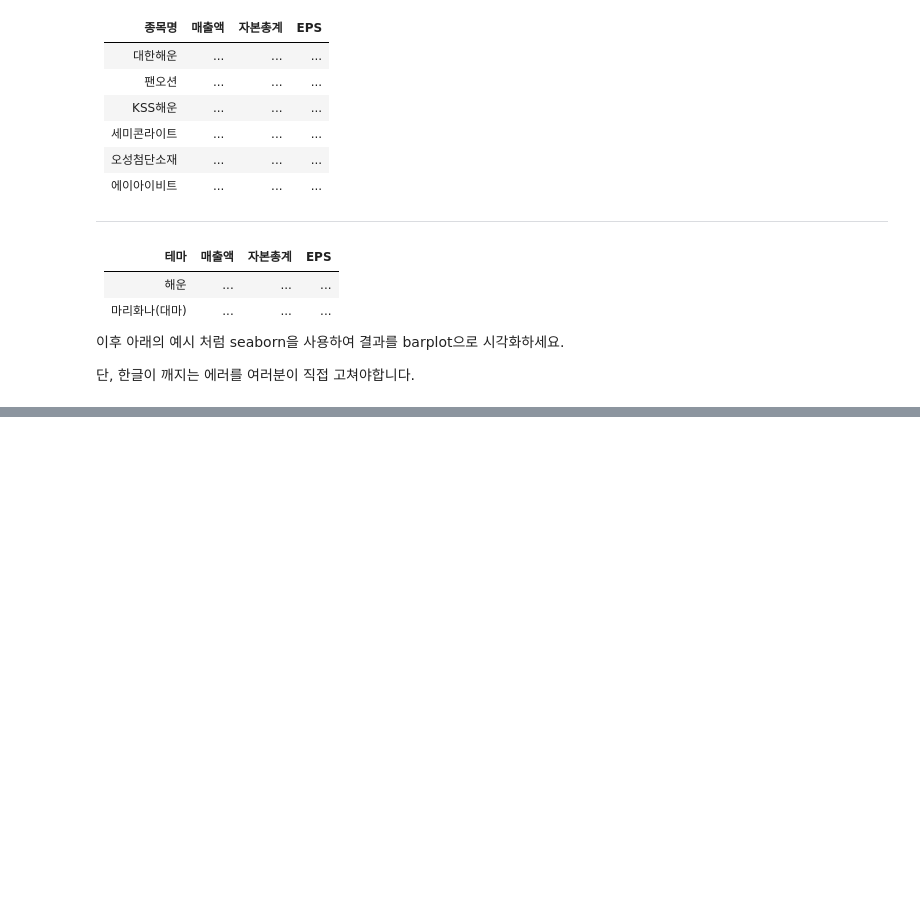
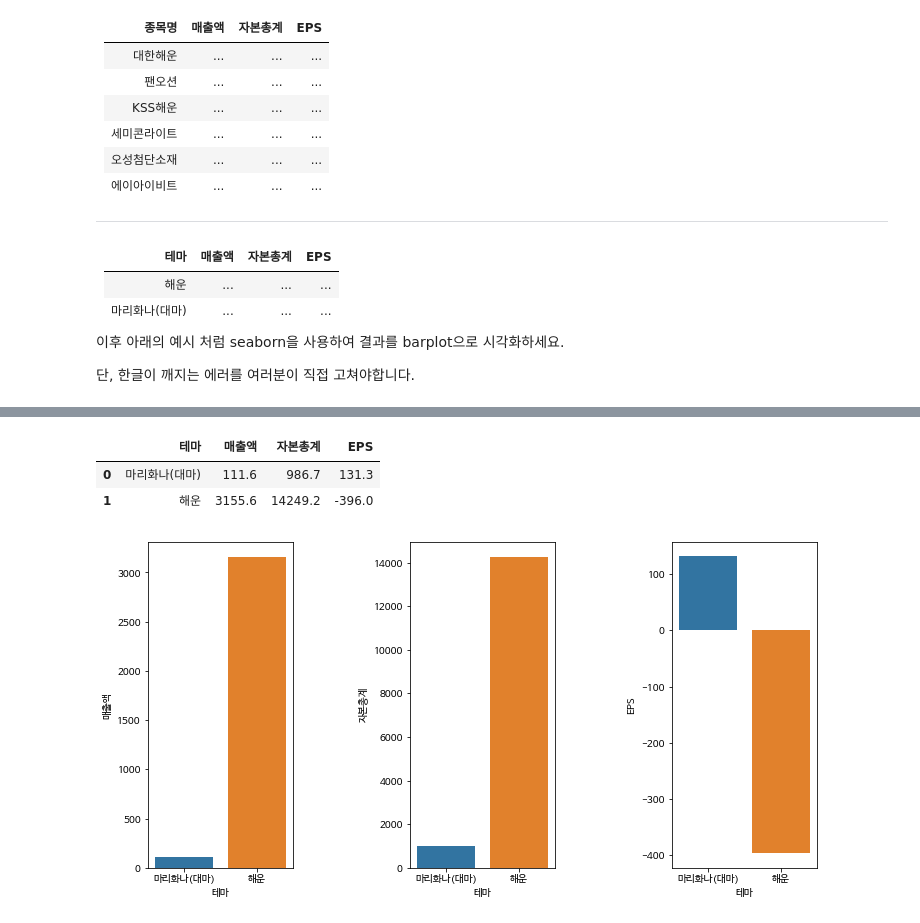
Before and after one commit to seahahn/game-company-data-analysis, a Jupyter notebook: n113-data-manipulation/n113a-data-manipulation.ipynb, the cells around one changed output, grey strips where cells are left out. Drawn from its saved outputs; the diff is of its cells as text; code cells hidden in the pictures; blank space fills up the shorter version.

```diff
--- a/n113-data-manipulation/n113a-data-manipulation.ipynb
+++ b/n113-data-manipulation/n113a-data-manipulation.ipynb
@@ -235,0 +258,13 @@ sns.barplot(x = 'name', y = 'value', data = dat);
+# %%
+import pandas as pd
+import seaborn as sns
+
+# 최종 분기에 해당하는 종목 데이터를 데이터프레임으로 만들기
+df_stock = pd.DataFrame({
+    '종목명' : ['대한해운', '팬오션', 'KSS해운', '세미콘라이트', '오성첨단소재', '에이아이비트'],
+    '매출액' : [2108.3, 6834.3, 524.1, 67.4, 208.2, 59.2],
+    '자본총계' : [9242.8, 30574.9, 2929.8, 443.7, 1994.6, 521.8],
+    'EPS' : [-1567, 79, 300, 280, 118, -4]
+})
+
+df_stock
@@ -235,0 +279,21 @@ sns.barplot(x = 'name', y = 'value', data = dat);
+# %%
+# 테마별 평균 데이터를 담은 데이터프레임 만들기
+df_stock['테마'] = ['해운', '해운', '해운', '마리화나(대마)', '마리화나(대마)', '마리화나(대마)']
+df_mean_by_theme = df_stock.groupby('테마').mean().round(1)
+df_mean_by_theme.reset_index(inplace=True)
+
+df_mean_by_theme
+# %% [output]
+|  | 테마 | 매출액 | 자본총계 | EPS |
+| 0 | 마리화나(대마) | 111.6 | 986.7 | 131.3 |
+| 1 | 해운 | 3155.6 | 14249.2 | -396.0 |
+# %%
+# 매출액, 자본총계, EPS별로 각 테마의 값을 bar plot로 보여주기
+fig, ax = plt.subplots(ncols=3, figsize=(12, 6))
+plt.subplots_adjust(wspace=0.8)
+
+sns.barplot(x='테마', y = '매출액', data = df_mean_by_theme, ax=ax[0]);
+sns.barplot(x='테마', y = '자본총계', data = df_mean_by_theme, ax=ax[1]);
+sns.barplot(x='테마', y = 'EPS', data = df_mean_by_theme, ax=ax[2]);
+# %% [output]
+[figure, added]
```
Also changed, not shown: parts of 7 cells of this notebook.
